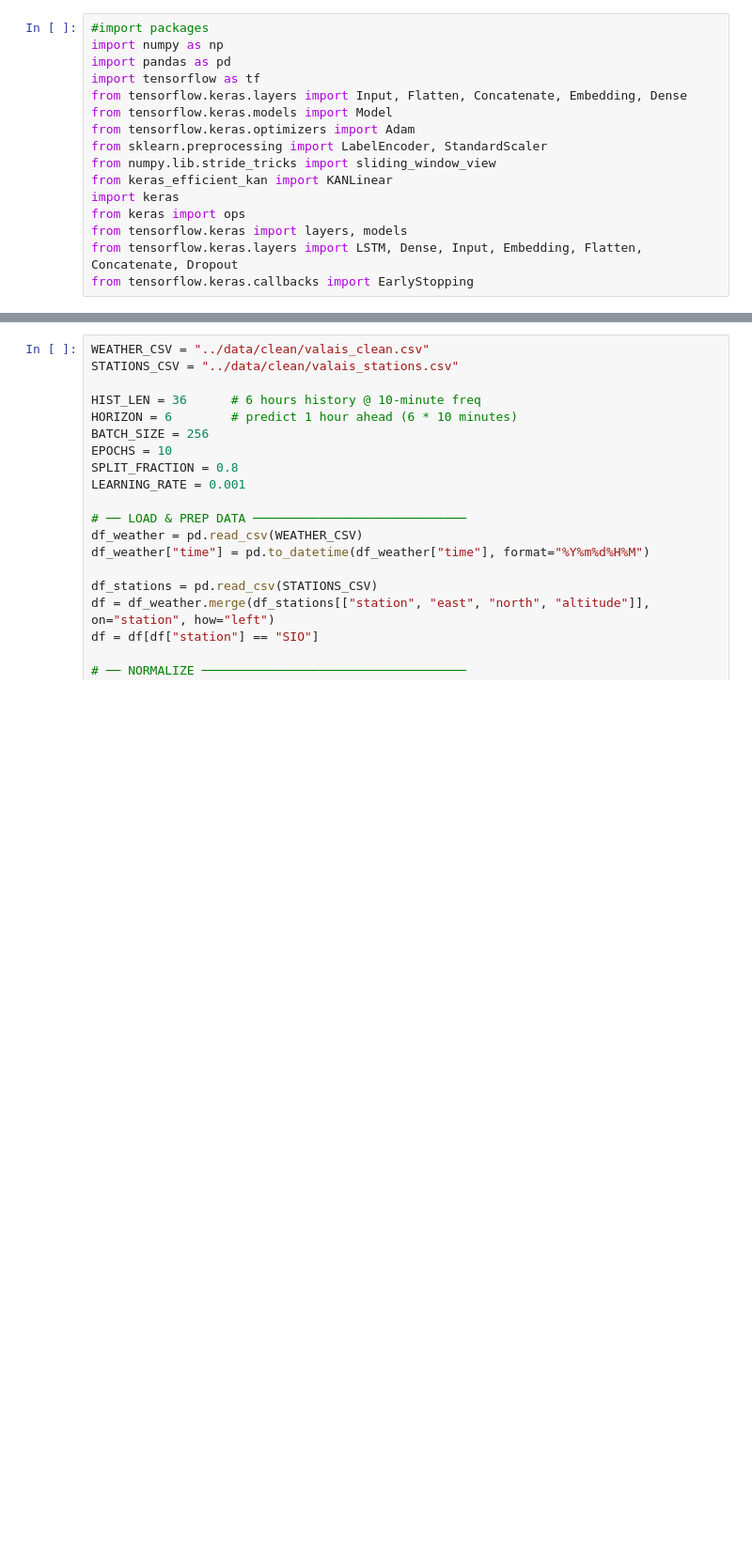
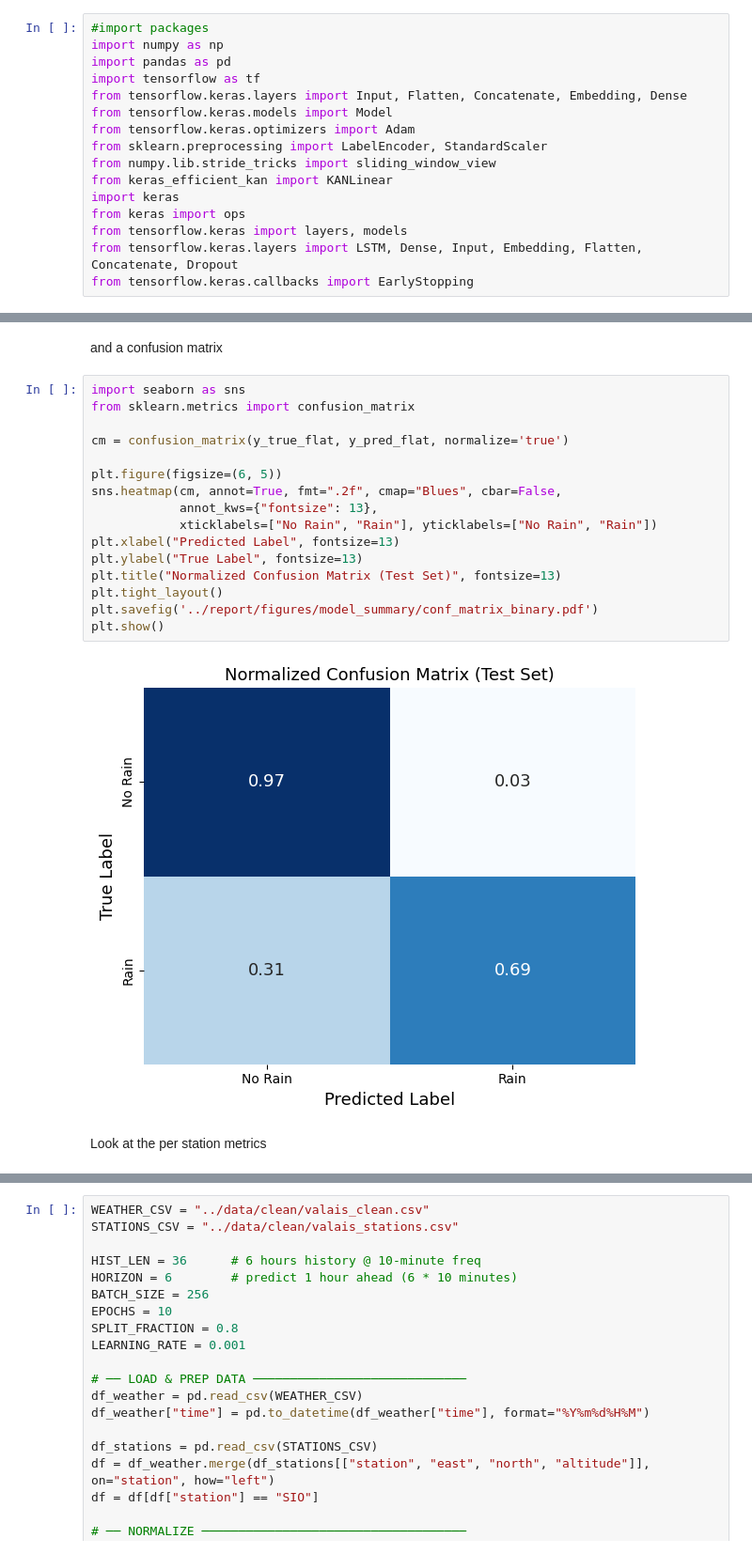
Before and after one commit to Elwin-Freudiger/MeteoThesis, a Jupyter notebook: model_testing/ts_keras.ipynb, the cells around one changed output, grey strips where cells are left out. Shown: that part at 94% size. Drawn from its saved outputs; the diff is of its cells as text; blank space fills up the shorter version.

```diff
--- a/model_testing/ts_keras.ipynb
+++ b/model_testing/ts_keras.ipynb
@@ -22,0 +193,22 @@ plot_model(model, to_file="../report/figures/model_summary/logistic_6.png", show
+# %% [markdown]
+and a confusion matrix
+# %%
+import seaborn as sns
+from sklearn.metrics import confusion_matrix
+
+cm = confusion_matrix(y_true_flat, y_pred_flat, normalize='true')
+
+plt.figure(figsize=(6, 5))
+sns.heatmap(cm, annot=True, fmt=".2f", cmap="Blues", cbar=False,
+            annot_kws={"fontsize": 13},
+            xticklabels=["No Rain", "Rain"], yticklabels=["No Rain", "Rain"])
+plt.xlabel("Predicted Label", fontsize=13)
+plt.ylabel("True Label", fontsize=13)
+plt.title("Normalized Confusion Matrix (Test Set)", fontsize=13)
+plt.tight_layout()
+plt.savefig('../report/figures/model_summary/conf_matrix_binary.pdf')
+plt.show()
+# %% [output]
+[figure, added]
+# %% [markdown]
+Look at the per station metrics
```
Also changed, not shown: parts of 21 cells of this notebook, 23 other files.
